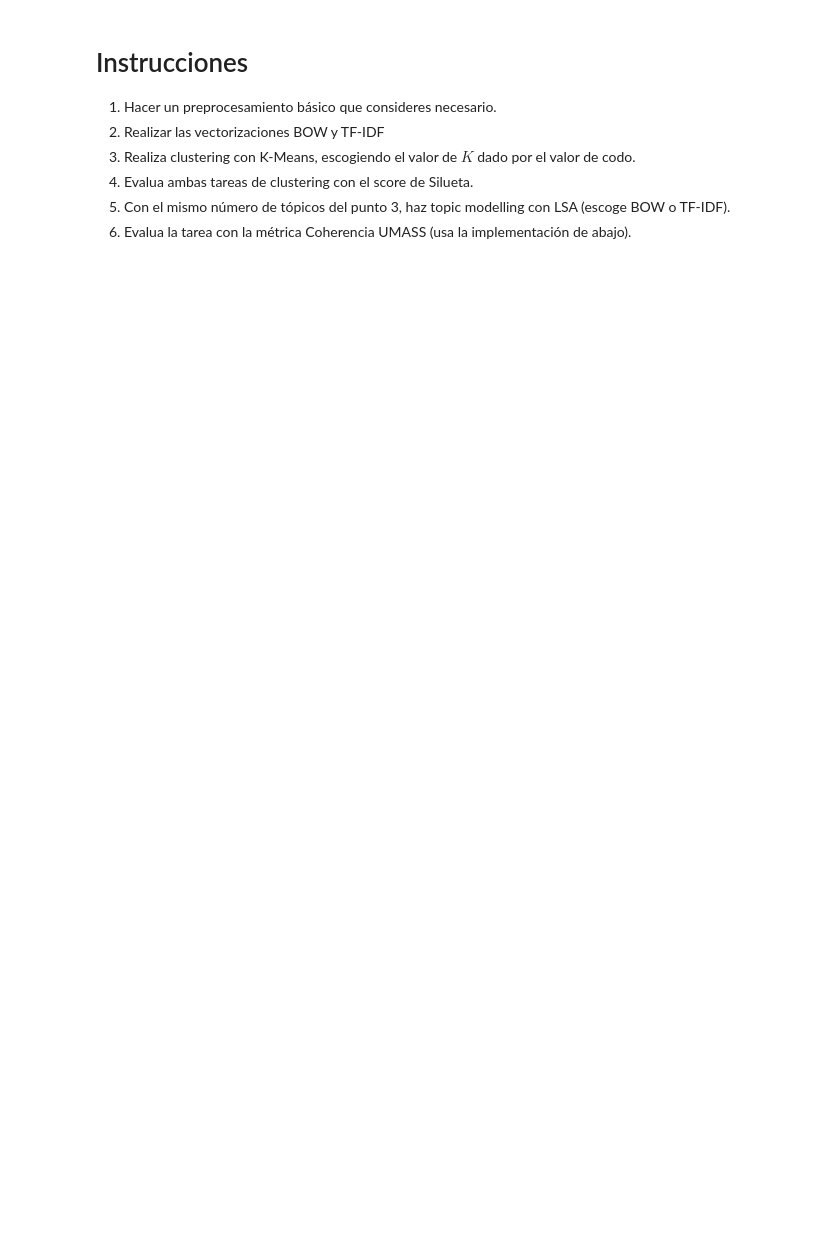
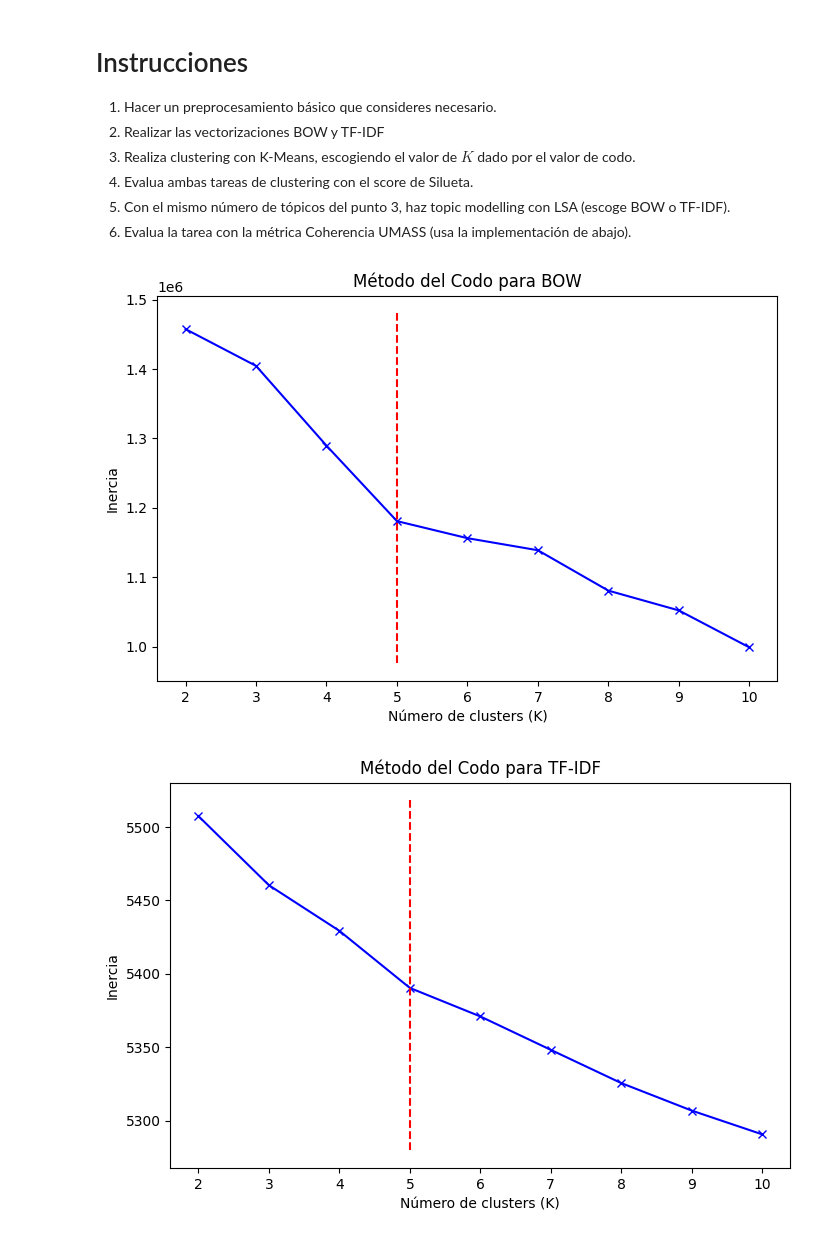
Before and after one commit to IsokGta7/IsokGta7.github.io, a Jupyter notebook: Tareas/TC-09.ipynb, the cells around one changed output. Cells and saved outputs as stored; diff of their text form; code cells hidden in the pictures; blank space fills up the shorter version.

```diff
--- a/Tareas/TC-09.ipynb
+++ b/Tareas/TC-09.ipynb
@@ -53,0 +87,39 @@ tm_df
+# %%
+# Vectorización BOW y TF-IDF
+bow_vectorizer = CountVectorizer(max_df=0.95, min_df=2, max_features=1000)
+bow_matrix = bow_vectorizer.fit_transform(tm_df['processed'])
+
+tfidf_vectorizer = TfidfVectorizer(max_df=0.95, min_df=2, max_features=1000)
+tfidf_matrix = tfidf_vectorizer.fit_transform(tm_df['processed'])
+# %%
+# Función para encontrar K óptimo usando el método del codo
+def find_optimal_k(matrix, vectorization_name):
+    inertias = []
+    K_range = range(2, 11)
+
+    for k in K_range:
+        kmeans = KMeans(n_clusters=k, random_state=42)
+        kmeans.fit(matrix)
+        inertias.append(kmeans.inertia_)
+
+    # Determinar el punto de codo
+    kneedle = KneeLocator(K_range, inertias, curve='convex', direction='decreasing')
+    optimal_k = kneedle.elbow
+
+    # Graficar
+    plt.figure(figsize=(8, 5))
+    plt.plot(K_range, inertias, 'bx-')
+    plt.xlabel('Número de clusters (K)')
+    plt.ylabel('Inercia')
+    plt.title(f'Método del Codo para {vectorization_name}')
+    plt.vlines(optimal_k, plt.ylim()[0], plt.ylim()[1], linestyles='dashed', colors='red')
+    plt.show()
+
+    return optimal_k
+# %%
+# Encontrar K óptimo para BOW y TF-IDF
+k_bow = find_optimal_k(bow_matrix, 'BOW')
+k_tfidf = find_optimal_k(tfidf_matrix, 'TF-IDF')
+# %% [output]
+[figure, added]
+[figure, added]
```
Also changed, not shown: parts of 24 cells of this notebook.
